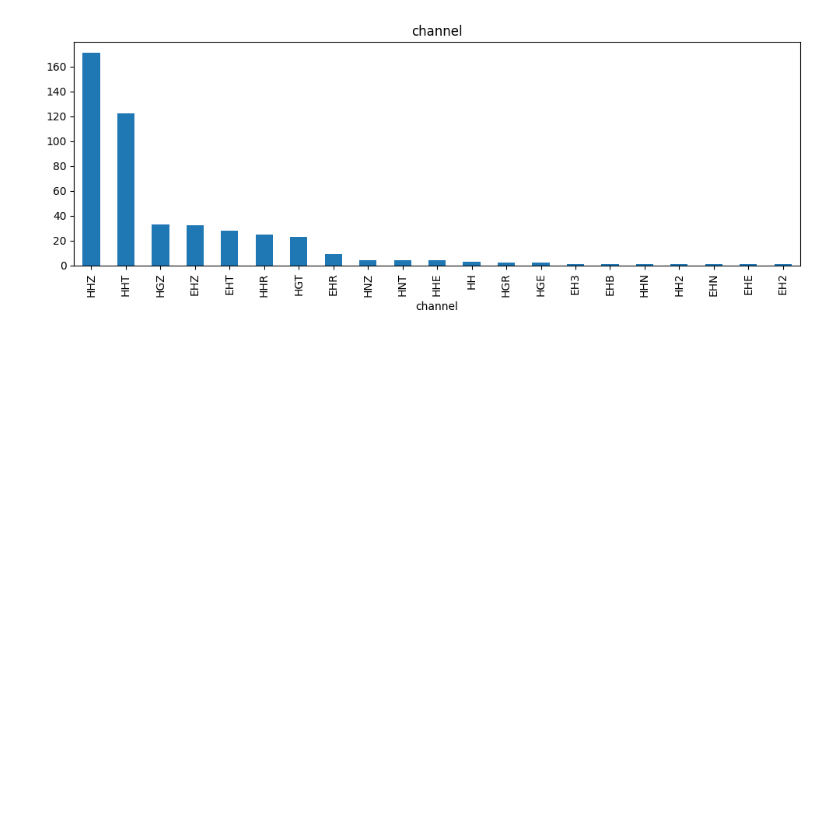
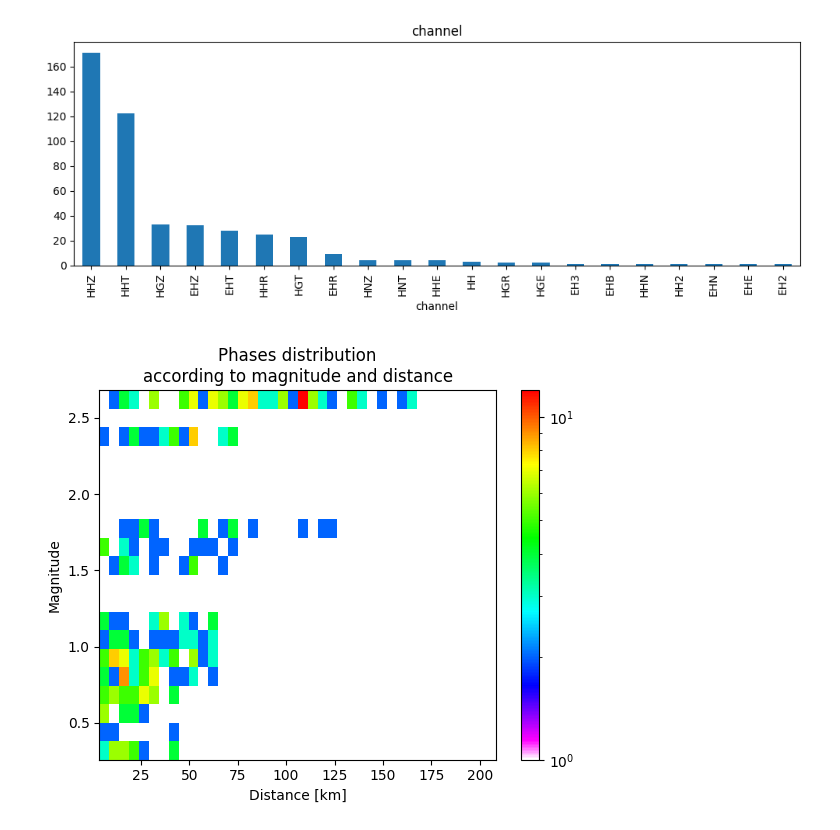
Before and after one commit to ikahbasi/SeisRoutine, a Jupyter notebook: Catalog-example.ipynb, the cells around one changed output. Drawn from its saved outputs; the diff is of its cells as text; code cells hidden in the pictures; blank space fills up the shorter version.

```diff
--- a/Catalog-example.ipynb
+++ b/Catalog-example.ipynb
@@ -46,3 +46,7 @@ insp.plot_bar_of_none_numeric(figsize=(10, 4))
 # %% [output]
 [figure]
 [figure]
+# %%
+insp.plot_phase_mag_dist()
+# %% [output]
+[figure, added]
```
Also changed, not shown: parts of 6 cells of this notebook.
